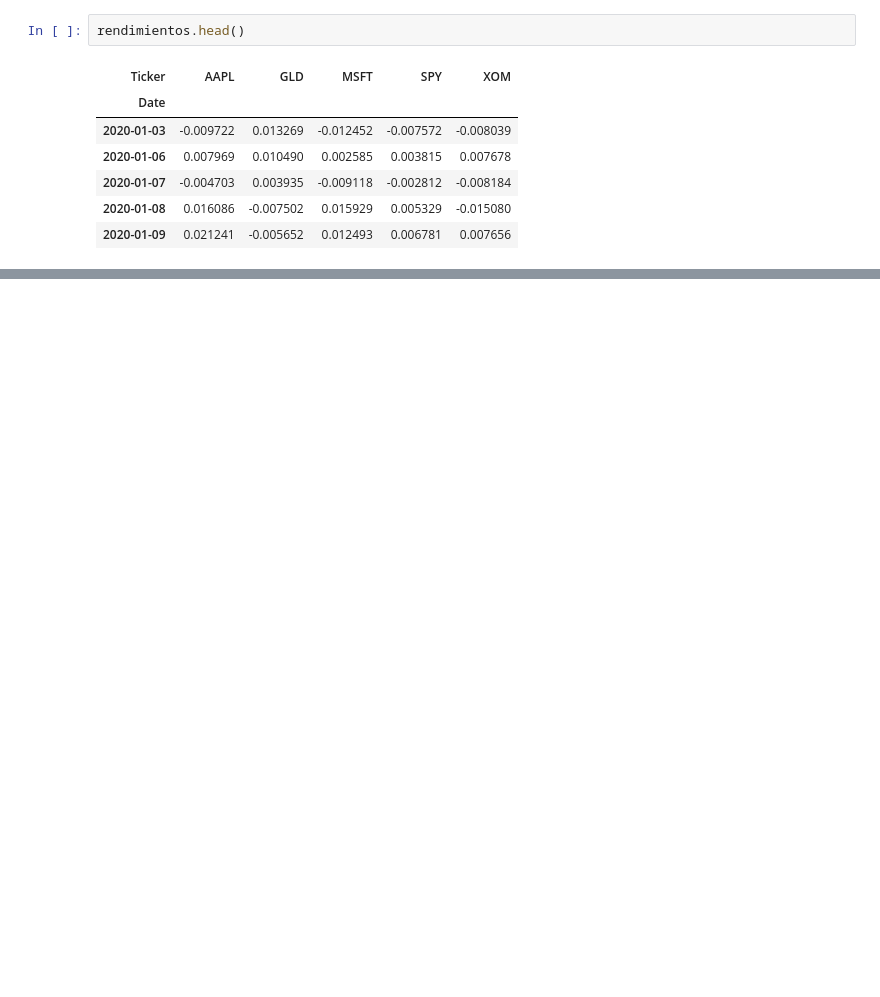
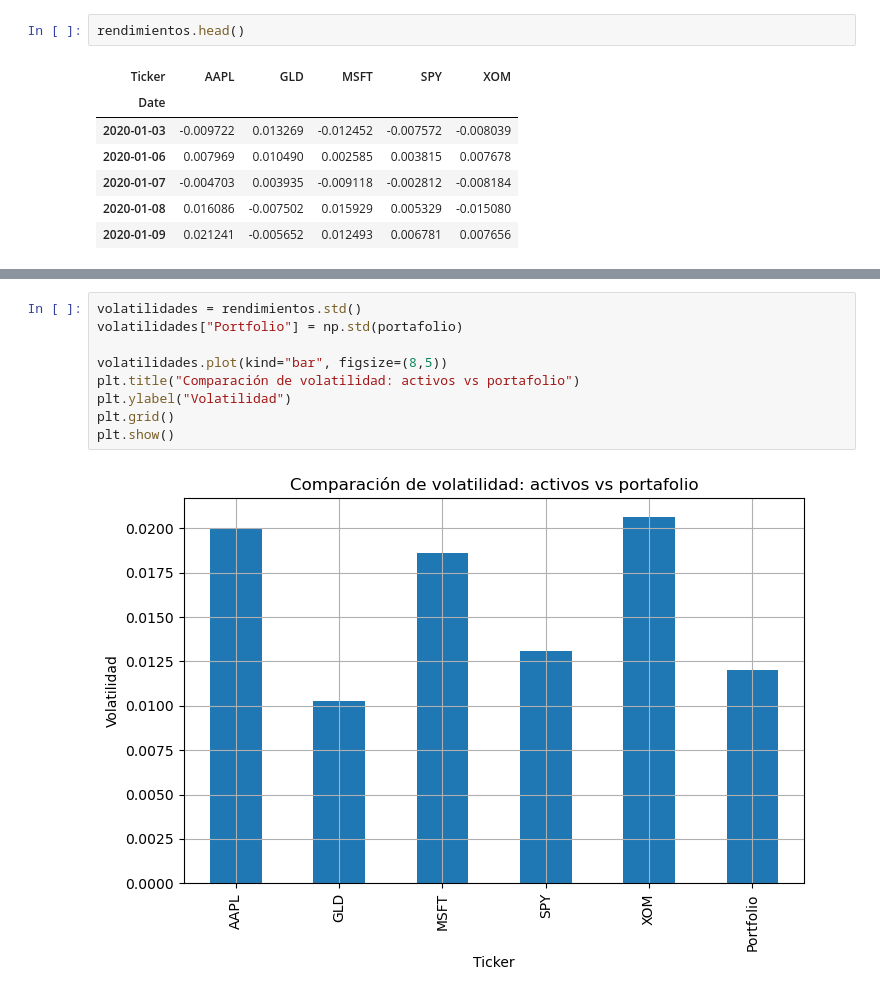
Before and after one commit to Marco-Vallejo/Financial-Portfolio-Analysis-with-Python, a Jupyter notebook: project_2_five_assets/project_2_five_assets.ipynb, the cells around one changed output, grey strips where cells are left out. Cells and saved outputs as stored; diff of their text form; blank space fills up the shorter version.

```diff
--- a/project_2_five_assets/project_2_five_assets.ipynb
+++ b/project_2_five_assets/project_2_five_assets.ipynb
@@ -177,0 +235,11 @@ np.float64(0.0008255178248308487)
+# %%
+volatilidades = rendimientos.std()
+volatilidades["Portfolio"] = np.std(portafolio)
+
+volatilidades.plot(kind="bar", figsize=(8,5))
+plt.title("Comparación de volatilidad: activos vs portafolio")
+plt.ylabel("Volatilidad")
+plt.grid()
+plt.show()
+# %% [output]
+[figure, added]
```
Also changed, not shown: parts of 27 cells of this notebook.
